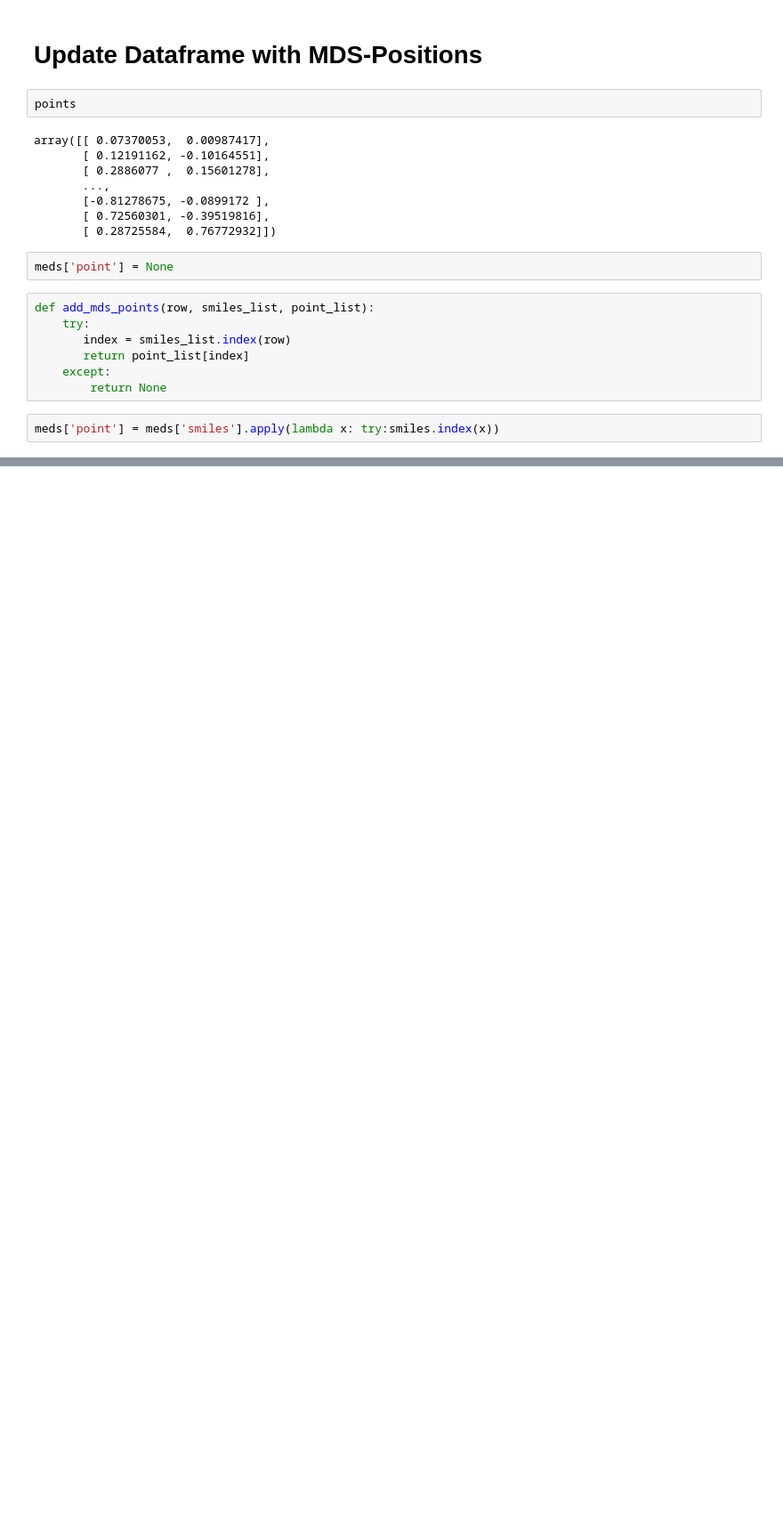
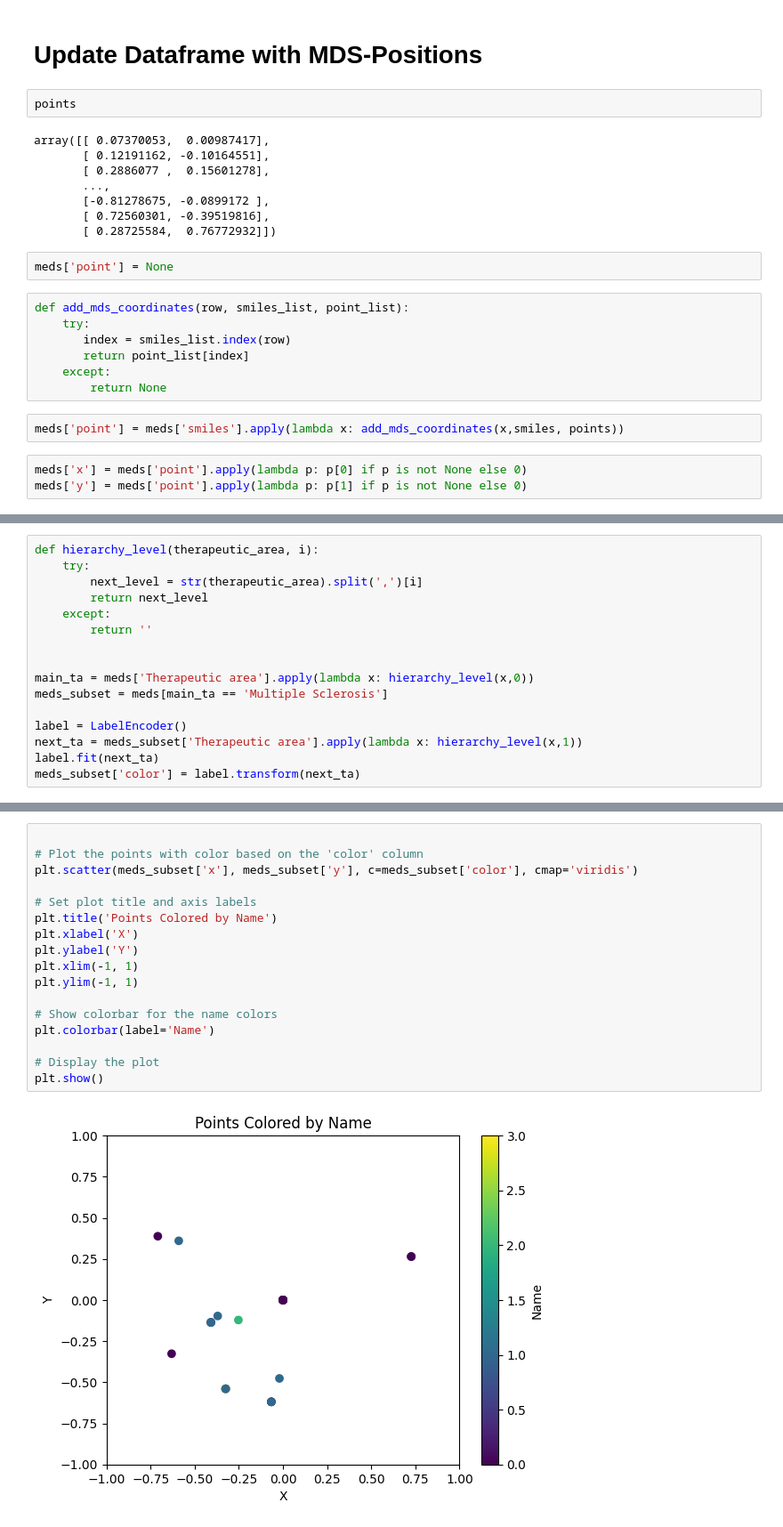
Before and after one commit to com-480-data-visualization/project-2023-darlene-s-data-vizards, a Jupyter notebook: docs/MDS.ipynb, the cells around one changed output, grey strips where cells are left out. Shown at 89% size. Drawn from its saved outputs; the diff is of its cells as text; blank space fills up the shorter version.

```diff
--- a/docs/MDS.ipynb
+++ b/docs/MDS.ipynb
@@ -48,11 +49,14 @@ array([[ 0.07370053,  0.00987417],
 # %%
 meds['point'] = None
 # %%
-def add_mds_points(row, smiles_list, point_list):
+def add_mds_coordinates(row, smiles_list, point_list):
     try:
        index = smiles_list.index(row)
        return point_list[index]
     except:
         return None
 # %%
-meds['point'] = meds['smiles'].apply(lambda x: try:smiles.index(x))
+meds['point'] = meds['smiles'].apply(lambda x: add_mds_coordinates(x,smiles, points))
+# %%
+meds['x'] = meds['point'].apply(lambda p: p[0] if p is not None else 0)
+meds['y'] = meds['point'].apply(lambda p: p[1] if p is not None else 0)
@@ -58,0 +78,16 @@ meds['point'] = meds['smiles'].apply(lambda x: try:smiles.index(x))
+# %%
+def hierarchy_level(therapeutic_area, i):
+    try:
+        next_level = str(therapeutic_area).split(',')[i]
+        return next_level
+    except:
+        return ''
+
+
+main_ta = meds['Therapeutic area'].apply(lambda x: hierarchy_level(x,0))
+meds_subset = meds[main_ta == 'Multiple Sclerosis']
+
+label = LabelEncoder()
+next_ta = meds_subset['Therapeutic area'].apply(lambda x: hierarchy_level(x,1))
+label.fit(next_ta)
+meds_subset['color'] = label.transform(next_ta)
@@ -58,0 +108,19 @@ meds['point'] = meds['smiles'].apply(lambda x: try:smiles.index(x))
+# %%
+
+# Plot the points with color based on the 'color' column
+plt.scatter(meds_subset['x'], meds_subset['y'], c=meds_subset['color'], cmap='viridis')
+
+# Set plot title and axis labels
+plt.title('Points Colored by Name')
+plt.xlabel('X')
+plt.ylabel('Y')
+plt.xlim(-1, 1)
+plt.ylim(-1, 1)
+
+# Show colorbar for the name colors
+plt.colorbar(label='Name')
+
+# Display the plot
+plt.show()
+# %% [output]
+[figure, added]
```
Also changed, not shown: parts of 4 cells of this notebook, 7 other files.
